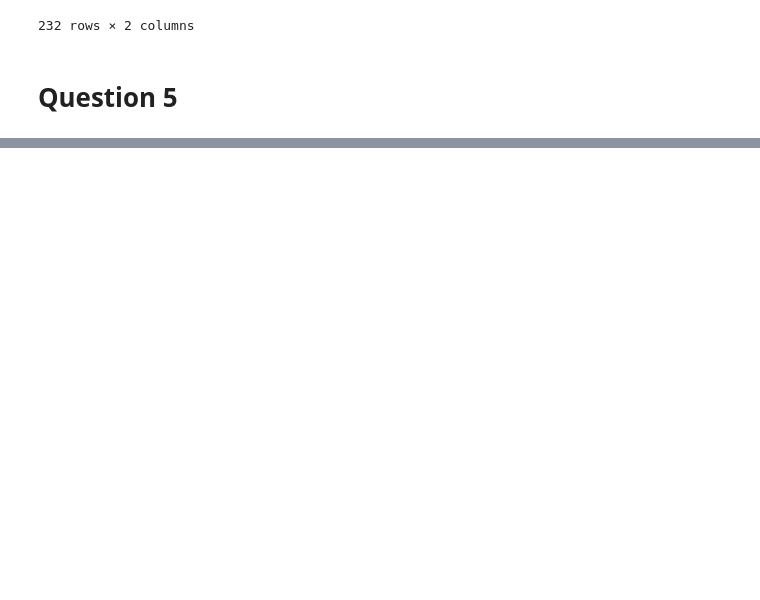
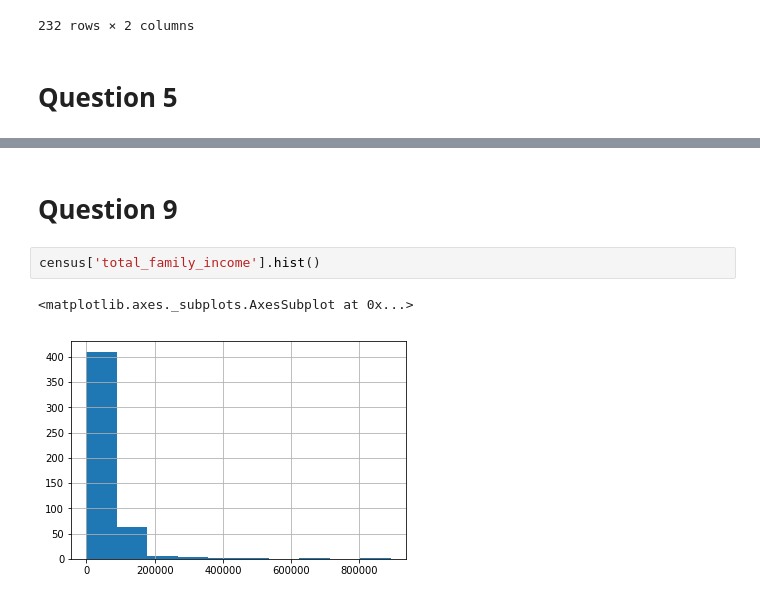
Before and after one commit to emagg1/Math2212_Maggiore, a Jupyter notebook: Homework/HW_M1T4_Maggiore.ipynb, the cells around one changed output, grey strips where cells are left out. Drawn from its saved outputs; the diff is of its cells as text; blank space fills up the shorter version.

```diff
--- a/Homework/HW_M1T4_Maggiore.ipynb
+++ b/Homework/HW_M1T4_Maggiore.ipynb
@@ -155,0 +263,7 @@ census[census['sex'] == 'Female'] [["sex", "total_family_income"]]
+# %% [markdown]
+# Question 9
+# %%
+census['total_family_income'].hist()
+# %% [output]
+<matplotlib.axes._subplots.AxesSubplot at 0x...>
+[figure, added]
```
Also changed, not shown: parts of 16 cells of this notebook, 3 other files.
